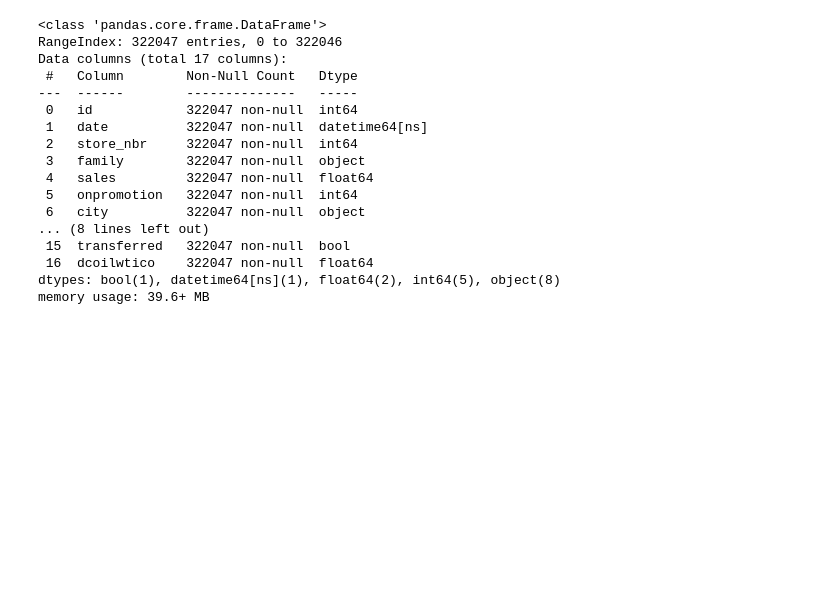
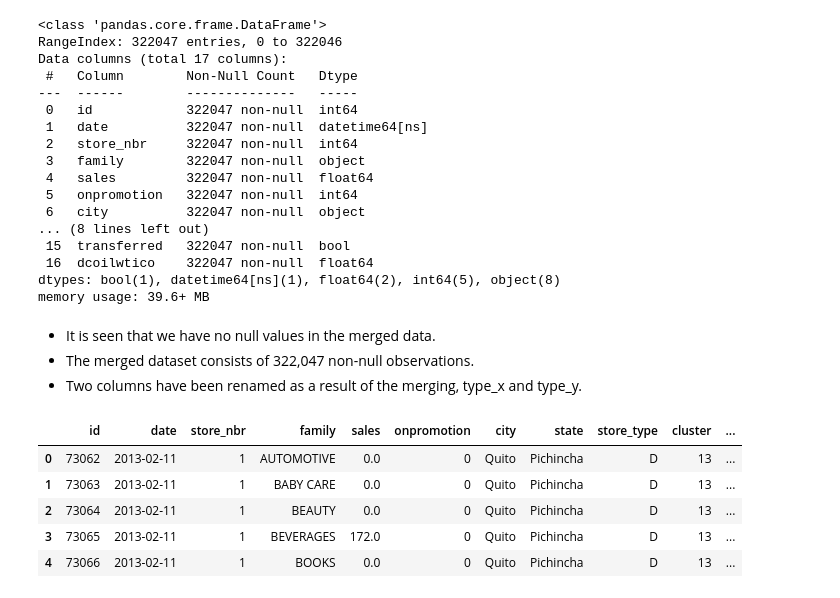
Before and after one commit to analystdee/LP3-Reggression-project, a Jupyter notebook: file.ipynb, the cells around one changed output. Saved outputs shown, nothing was run; the diff lists cells and outputs as text; code cells hidden in the pictures; blank space fills up the shorter version.

```diff
--- a/file.ipynb
+++ b/file.ipynb
@@ -464,3 +464,18 @@ Data columns (total 17 columns):
  16  dcoilwtico    322047 non-null  float64
 dtypes: bool(1), datetime64[ns](1), float64(2), int64(5), object(8)
 memory usage: 39.6+ MB
+# %% [markdown]
+- It is seen that we have no null values in the merged data.
+- The merged dataset consists of 322,047 non-null observations.
+- Two columns have been renamed as a result of the merging, type_x and type_y.
+# %%
+# Renaming the columns with the approapriate names
+merged_data = merged_data.rename(columns={"type_x": "store_type", "type_y": "holiday_type"})
+merged_data.head()
+# %% [output]
+|  | id | date | store_nbr | family | sales | onpromotion | city | state | store_type | cluster | ... |
+| 0 | 73062 | 2013-02-11 | 1 | AUTOMOTIVE | 0.0 | 0 | Quito | Pichincha | D | 13 | ... |
+| 1 | 73063 | 2013-02-11 | 1 | BABY CARE | 0.0 | 0 | Quito | Pichincha | D | 13 | ... |
+| 2 | 73064 | 2013-02-11 | 1 | BEAUTY | 0.0 | 0 | Quito | Pichincha | D | 13 | ... |
+| 3 | 73065 | 2013-02-11 | 1 | BEVERAGES | 172.0 | 0 | Quito | Pichincha | D | 13 | ... |
+| 4 | 73066 | 2013-02-11 | 1 | BOOKS | 0.0 | 0 | Quito | Pichincha | D | 13 | ... |
```
Also changed, not shown: parts of 6 cells of this notebook.
